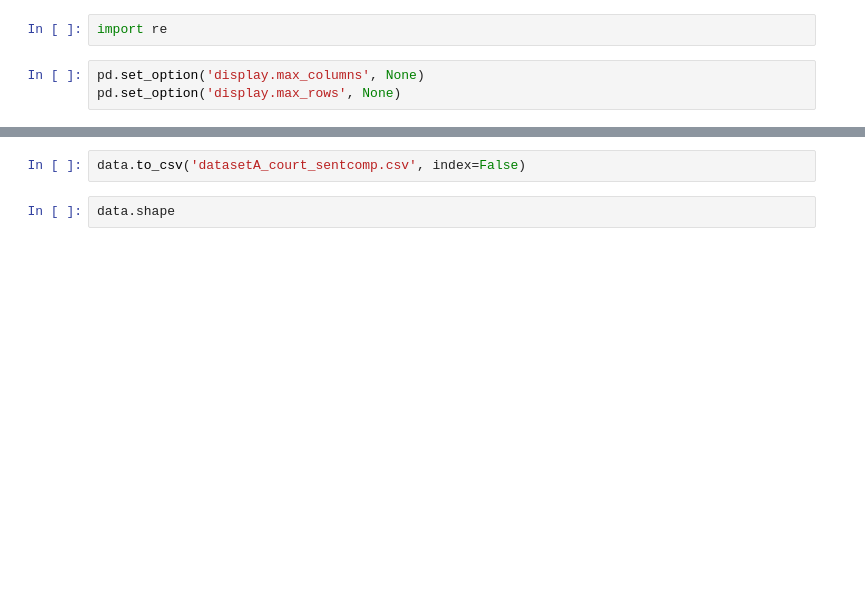
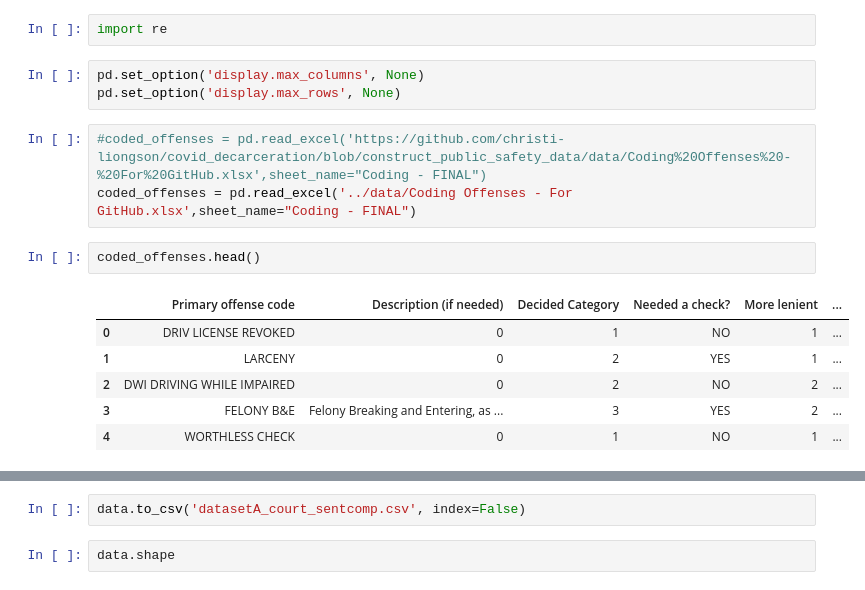
Before and after one commit to christi-liongson/covid_decarceration, a Jupyter notebook: files/build_dataset.ipynb, the cells around one changed output, grey strips where cells are left out. Cells and saved outputs as stored; diff of their text form; blank space fills up the shorter version.

```diff
--- a/files/build_dataset.ipynb
+++ b/files/build_dataset.ipynb
@@ -22,3 +22,15 @@ import re
 # %%
 pd.set_option('display.max_columns', None)
 pd.set_option('display.max_rows', None)
+# %%
+#coded_offenses = pd.read_excel('https://github.com/christi-liongson/covid_decarceration/blob/construct_public_safety_data/data/Coding%20Offenses%20-%20For%20GitHub.xlsx',sheet_name="Coding - FINAL")
+coded_offenses = pd.read_excel('../data/Coding Offenses - For GitHub.xlsx',sheet_name="Coding - FINAL")
+# %%
+coded_offenses.head()
+# %% [output]
+|  | Primary offense code | Description (if needed) | Decided Category | Needed a check? | More lenient | ... |
+| 0 | DRIV LICENSE REVOKED | 0 | 1 | NO | 1 | ... |
+| 1 | LARCENY | 0 | 2 | YES | 1 | ... |
+| 2 | DWI DRIVING WHILE IMPAIRED | 0 | 2 | NO | 2 | ... |
+| 3 | FELONY B&E | Felony Breaking and Entering, as ... | 3 | YES | 2 | ... |
+| 4 | WORTHLESS CHECK | 0 | 1 | NO | 1 | ... |
```
Also changed, not shown: parts of 29 cells of this notebook.
